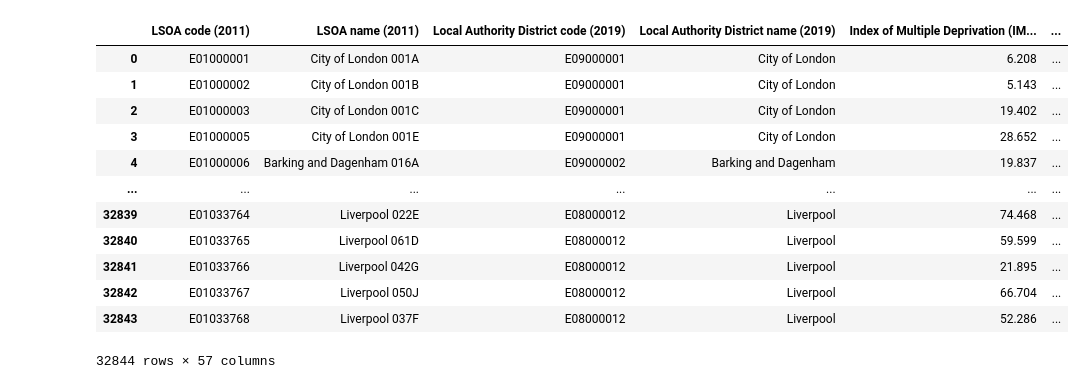
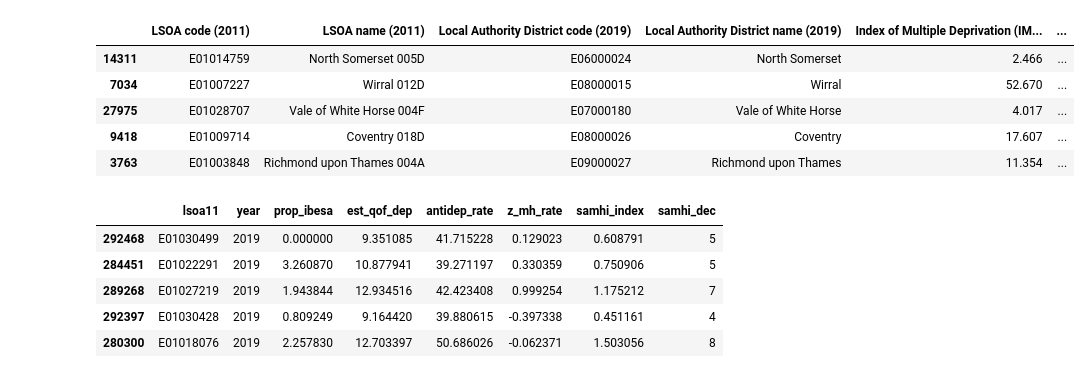
Before and after one commit to AlbertDoesProgramming/deprivationMapping, a Jupyter notebook: notebooks/n1-explore.ipynb, the cells around one changed output. Cells and saved outputs as stored; diff of their text form; code cells hidden in the pictures.

```diff
--- a/notebooks/n1-explore.ipynb
+++ b/notebooks/n1-explore.ipynb
@@ -8,17 +6,31 @@ allScoresPath = params['FilePaths']['AllScoresRaw']
+# %%
+# Options
+pd.options.display.max_columns = 57
+pd.options.display.max_rows = 50
+pd.options.display.max_colwidth = 100
+pd.options.display.width = None
+
+# Params
+params = yl.safe_load(open('C:\\repos\\deprivationMapping\\params.yaml'))
+allScoresPath = params['ImdPaths']['AllScoresRaw']
+samhiScoresPath = params['ImdPaths']['SamhiScoresRaw']
 # %%
-df = pd.read_csv(allScoresPath)
-df
+imd_df = pd.read_csv(allScoresPath)
+imd_df.sample(5)
 # %% [output]
 |  | LSOA code (2011) | LSOA name (2011) | Local Authority District code (2019) | Local Authority District name (2019) | Index of Multiple Deprivation (IM... | ... |
-| 0 | E01000001 | City of London 001A | E09000001 | City of London | 6.208 | ... |
-| 1 | E01000002 | City of London 001B | E09000001 | City of London | 5.143 | ... |
-| 2 | E01000003 | City of London 001C | E09000001 | City of London | 19.402 | ... |
-| 3 | E01000005 | City of London 001E | E09000001 | City of London | 28.652 | ... |
-| 4 | E01000006 | Barking and Dagenham 016A | E09000002 | Barking and Dagenham | 19.837 | ... |
-| ... | ... | ... | ... | ... | ... | ... |
-| 32839 | E01033764 | Liverpool 022E | E08000012 | Liverpool | 74.468 | ... |
-| 32840 | E01033765 | Liverpool 061D | E08000012 | Liverpool | 59.599 | ... |
-| 32841 | E01033766 | Liverpool 042G | E08000012 | Liverpool | 21.895 | ... |
-| 32842 | E01033767 | Liverpool 050J | E08000012 | Liverpool | 66.704 | ... |
-| 32843 | E01033768 | Liverpool 037F | E08000012 | Liverpool | 52.286 | ... |
+| 14311 | E01014759 | North Somerset 005D | E06000024 | North Somerset | 2.466 | ... |
+| 7034 | E01007227 | Wirral 012D | E08000015 | Wirral | 52.670 | ... |
+| 27975 | E01028707 | Vale of White Horse 004F | E07000180 | Vale of White Horse | 4.017 | ... |
+| 9418 | E01009714 | Coventry 018D | E08000026 | Coventry | 17.607 | ... |
+| 3763 | E01003848 | Richmond upon Thames 004A | E09000027 | Richmond upon Thames | 11.354 | ... |
-32844 rows × 57 columns
+# %%
+samhi_df = pd.read_csv(samhiScoresPath)
+samhi_df[samhi_df['year']==2019].sample(5)
+# %% [output]
+|  | lsoa11 | year | prop_ibesa | est_qof_dep | antidep_rate | z_mh_rate | samhi_index | samhi_dec |
+| 292468 | E01030499 | 2019 | 0.000000 | 9.351085 | 41.715228 | 0.129023 | 0.608791 | 5 |
+| 284451 | E01022291 | 2019 | 3.260870 | 10.877941 | 39.271197 | 0.330359 | 0.750906 | 5 |
+| 289268 | E01027219 | 2019 | 1.943844 | 12.934516 | 42.423408 | 0.999254 | 1.175212 | 7 |
+| 292397 | E01030428 | 2019 | 0.809249 | 9.164420 | 39.880615 | -0.397338 | 0.451161 | 4 |
+| 280300 | E01018076 | 2019 | 2.257830 | 12.703397 | 50.686026 | -0.062371 | 1.503056 | 8 |
```
Also changed, not shown: parts of 7 cells of this notebook, 2 other files.
